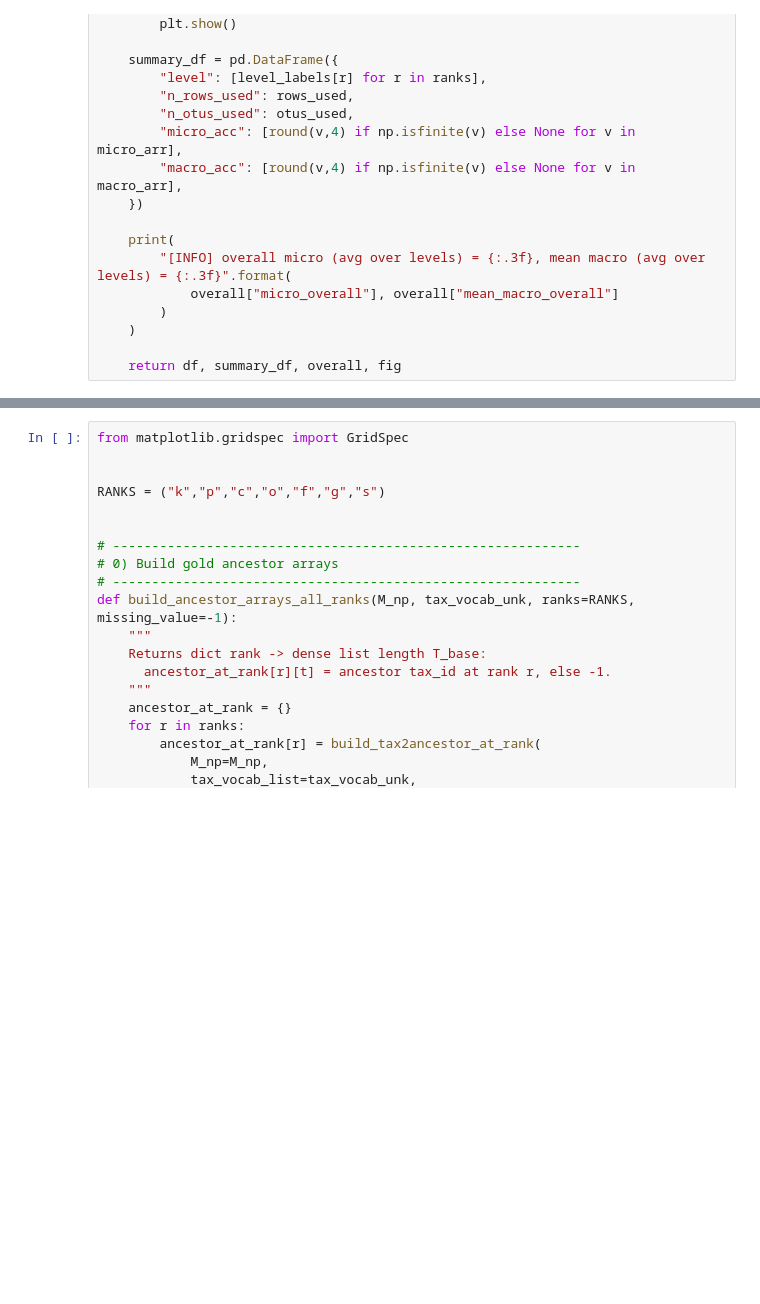
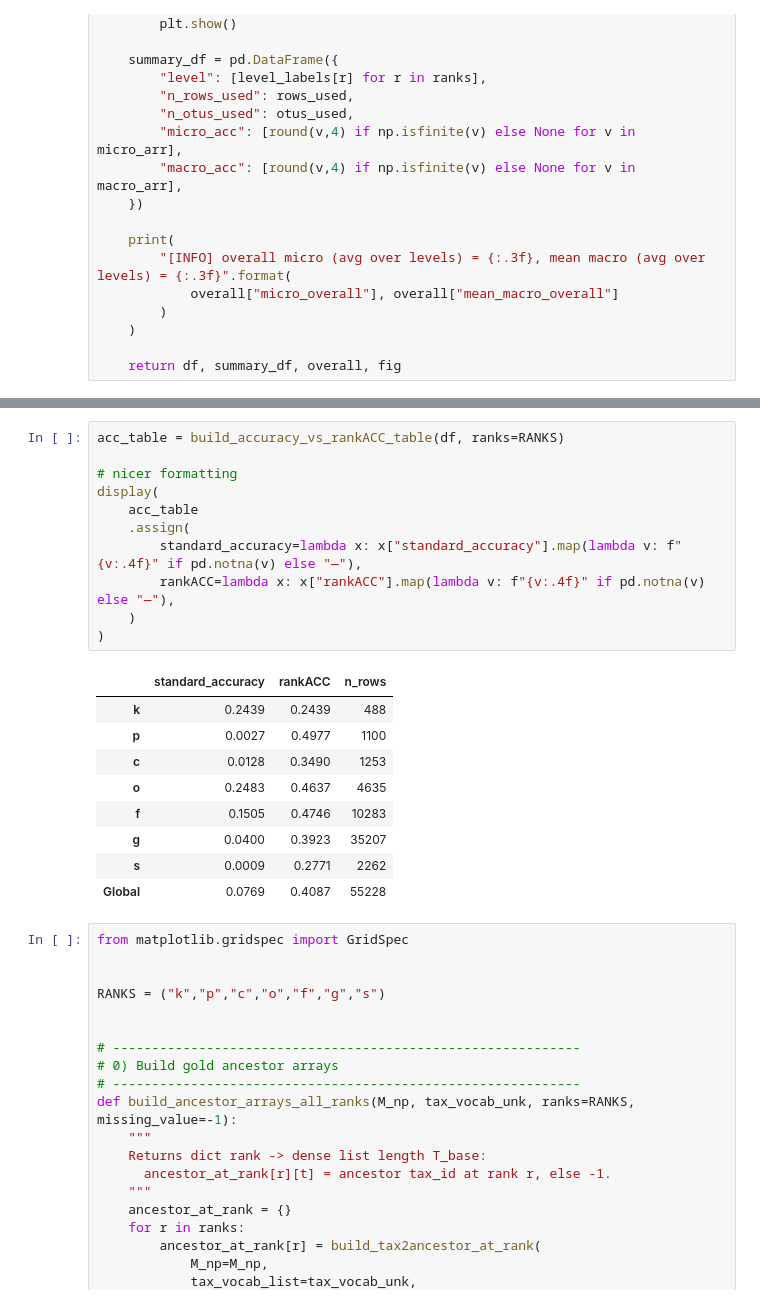
Before and after one commit to hdperezn/otu-taxa-foundation, a Jupyter notebook: notebooks/test_pred_taxa_model/test_random_OTU_masked_all_taxa_predictions.ipynb, the cells around one changed output, grey strips where cells are left out. Cells and saved outputs as stored; diff of their text form; blank space fills up the shorter version.

```diff
--- a/notebooks/test_pred_taxa_model/test_random_OTU_masked_all_taxa_predictions.ipynb
+++ b/notebooks/test_pred_taxa_model/test_random_OTU_masked_all_taxa_predictions.ipynb
@@ -1368,3 +1171,24 @@ display(per_level_summary)
+# %%
+acc_table = build_accuracy_vs_rankACC_table(df, ranks=RANKS)
+
+# nicer formatting
+display(
+    acc_table
+    .assign(
+        standard_accuracy=lambda x: x["standard_accuracy"].map(lambda v: f"{v:.4f}" if pd.notna(v) else "—"),
+        rankACC=lambda x: x["rankACC"].map(lambda v: f"{v:.4f}" if pd.notna(v) else "—"),
+    )
+)
+# %% [output]
+|  | standard_accuracy | rankACC | n_rows |
+| k | 0.2439 | 0.2439 | 488 |
+| p | 0.0027 | 0.4977 | 1100 |
+| c | 0.0128 | 0.3490 | 1253 |
+| o | 0.2483 | 0.4637 | 4635 |
+| f | 0.1505 | 0.4746 | 10283 |
+| g | 0.0400 | 0.3923 | 35207 |
+| s | 0.0009 | 0.2771 | 2262 |
+| Global | 0.0769 | 0.4087 | 55228 |
 # %%
 from matplotlib.gridspec import GridSpec
 
```
Also changed, not shown: parts of 12 cells of this notebook, 16 other files.
